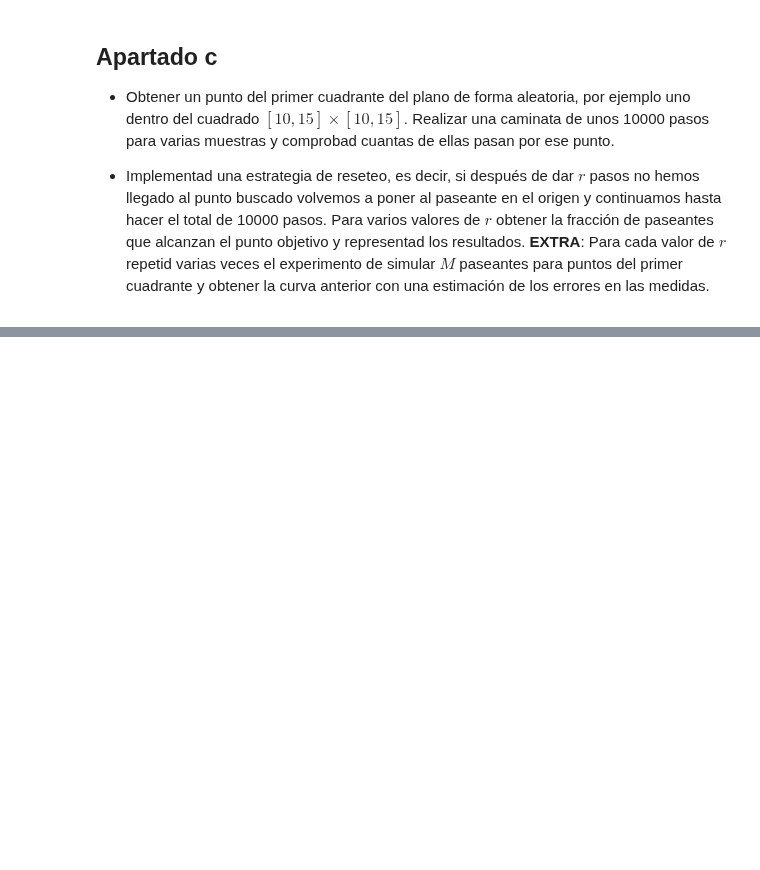
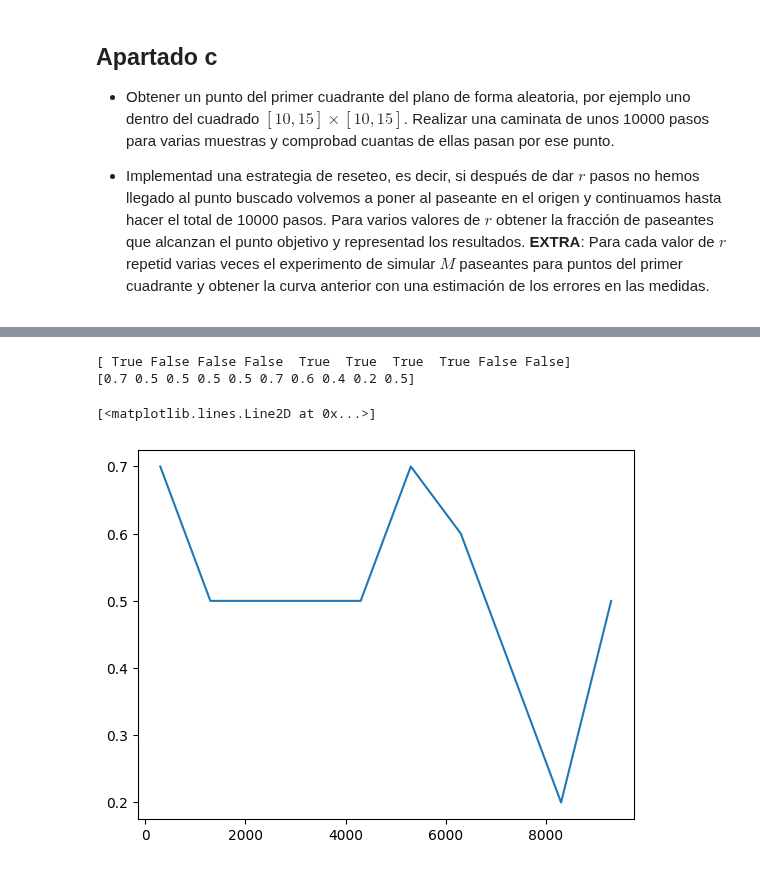
Before and after one commit to guillediaaazz/fiscomp-practices, a Jupyter notebook: P3/Reset_RW-enunciados.ipynb, the cells around one changed output, grey strips where cells are left out. Cells and saved outputs as stored; diff of their text form; code cells hidden in the pictures; blank space fills up the shorter version.

```diff
--- a/P3/Reset_RW-enunciados.ipynb
+++ b/P3/Reset_RW-enunciados.ipynb
@@ -198,0 +254,19 @@ Posición inicial: (x=[-380], y=[-83])
+# %%
+people = 10
+steps = 10000
+maxStepsOut = list(range(300, 10000+1, 1000))
+x = randint(10,16)
+y = randint(10,16)
+fraction = zeros([len(maxStepsOut)], float)
+for i in range(len(maxStepsOut)):
+    moves = randomWalk2DReset(people, maxStepsOut[i], steps)
+    inPos = inPosition(moves, x, y).astype(bool)
+    fraction[i] = sum(inPos)/len(inPos)
+print(inPos)
+print(fraction)
+plot(maxStepsOut, fraction)
+# %% [output]
+[ True False False False  True  True  True  True False False]
+[0.7 0.5 0.5 0.5 0.5 0.7 0.6 0.4 0.2 0.5]
+[<matplotlib.lines.Line2D at 0x...>]
+[figure, added]
```
Also changed, not shown: parts of 5 cells of this notebook.
